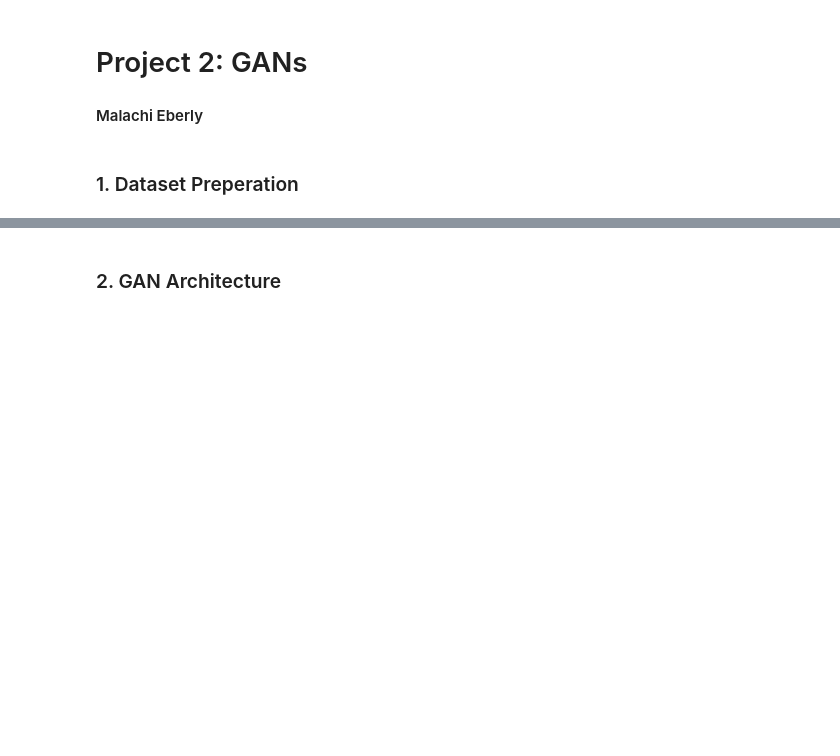
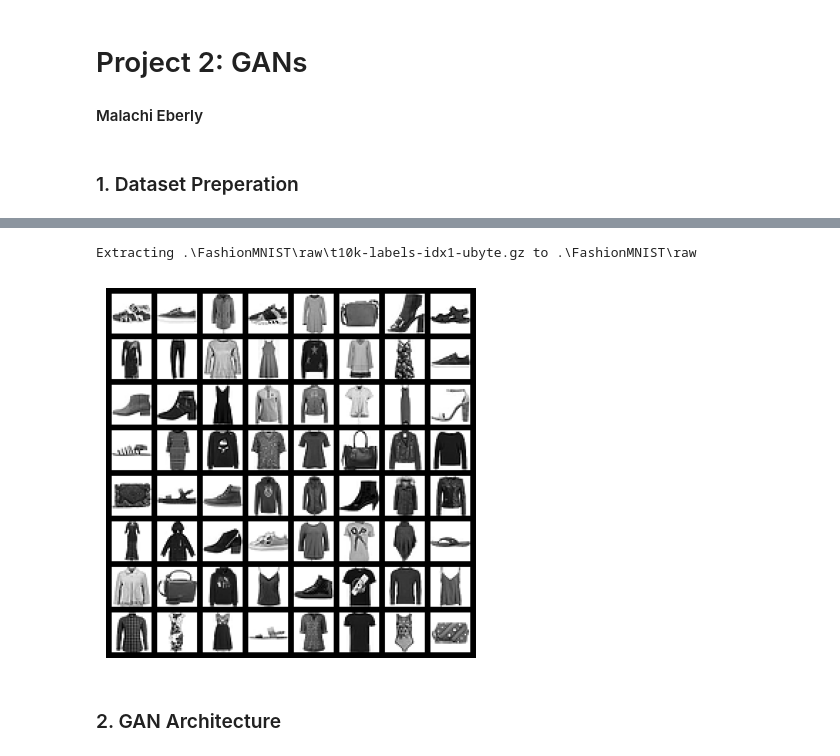
Before and after one commit to mchieberly/CSCI297, a Jupyter notebook: Project 2/gans.ipynb, the cells around one changed output, grey strips where cells are left out. Cells and saved outputs as stored; diff of their text form; code cells hidden in the pictures; blank space fills up the shorter version.

```diff
--- a/Project 2/gans.ipynb
+++ b/Project 2/gans.ipynb
@@ -15,22 +17,25 @@ device = "cuda" if torch.cuda.is_available() else "cpu"
 # %% [markdown]
 ### 1. Dataset Preperation
 # %%
-transform = transforms.Compose(
-    [transforms.ToTensor(), transforms.Normalize((0.5, 0.5, 0.5), (0.5, 0.5, 0.5))]
+torch.manual_seed(42)
+transform = T.Compose([
+    T.ToTensor(),
+    T.Normalize([0.5], [0.5])]
 )
 
 batch_size = 64
 
-trainset = torchvision.datasets.CIFAR10(
-    root="./data", train=True, download=True, transform=transform
+trainset = torchvision.datasets.FashionMNIST(
+    root=".", train=True, download=True, transform=transform
 )
 trainloader = torch.utils.data.DataLoader(
-    trainset, batch_size=batch_size, shuffle=True, num_workers=2
+    trainset, batch_size=batch_size, shuffle=True
 )
 
-testset = torchvision.datasets.CIFAR10(
-    root="./data", train=False, download=True, transform=transform
-)
-testloader = torch.utils.data.DataLoader(
-    testset, batch_size=batch_size, shuffle=False, num_workers=2
-)
+images, labels = next(iter(trainloader))
+grid = make_grid(0.5-images/2, 8, 4)
+plt.imshow(grid.numpy().transpose((1, 2, 0)),
+           cmap = "gray_r")
+plt.axis("off")
+plt.show()
+# %% [output]
@@ -37,2 +56,4 @@ testloader = torch.utils.data.DataLoader(
+Extracting .\FashionMNIST\raw\t10k-labels-idx1-ubyte.gz to .\FashionMNIST\raw
+[figure, added]
 # %% [markdown]
 ### 2. GAN Architecture
```
Also changed, not shown: parts of 8 cells of this notebook, 9 other files.
